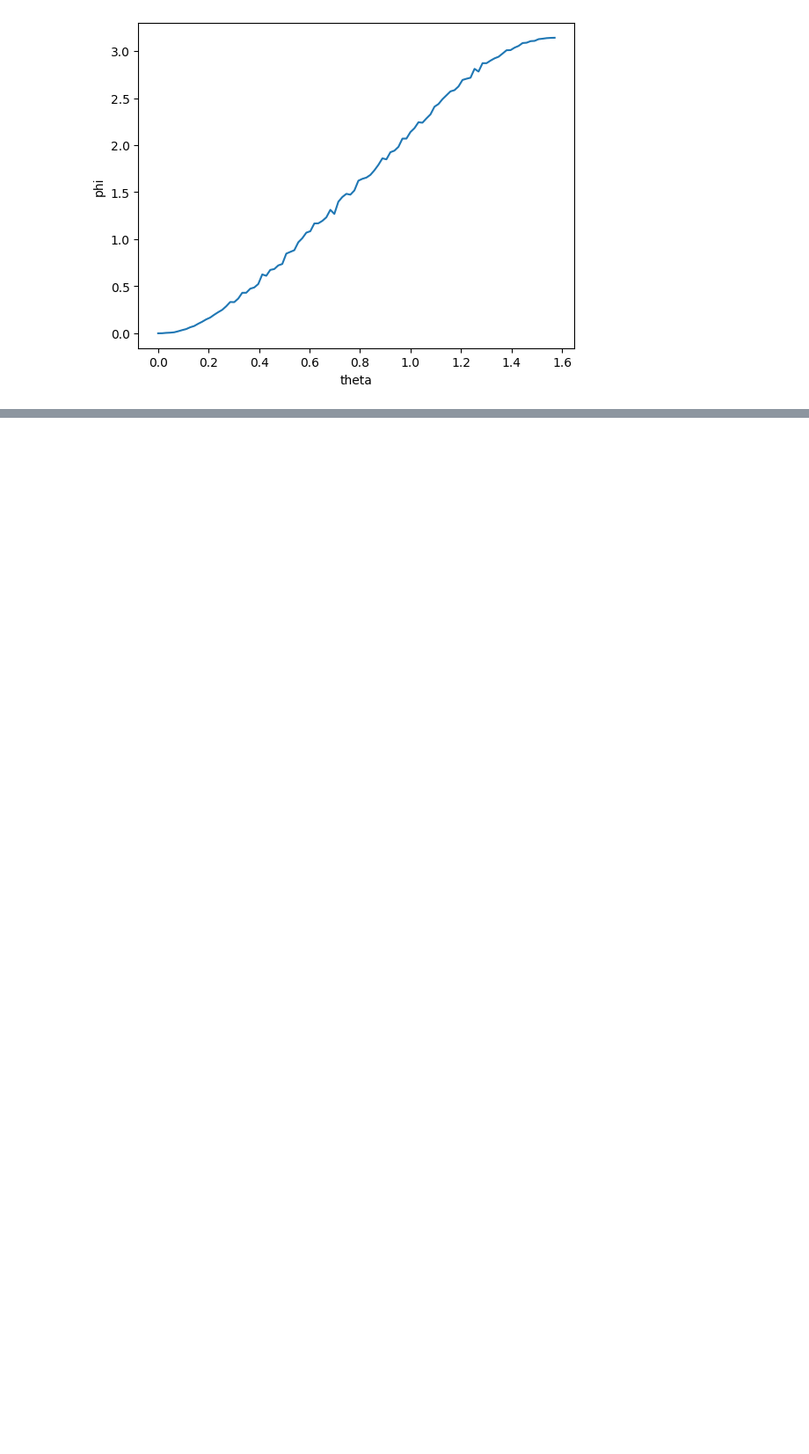
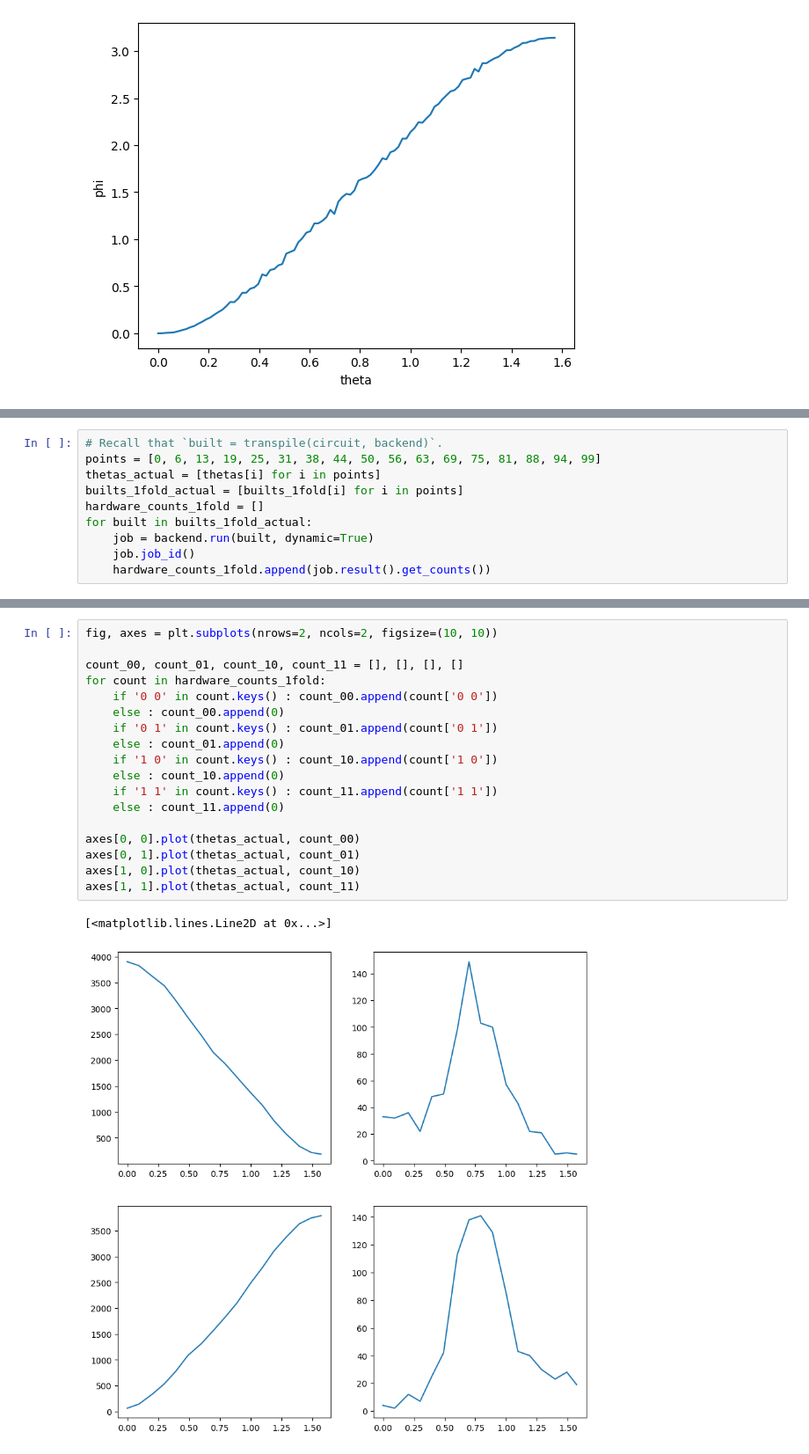
Before and after one commit to yunseo-kim/quantum-rnn, a Jupyter notebook: rus_activation_graph.ipynb, the cells around one changed output, grey strips where cells are left out. Shown: that part at 88% size. Drawn from its saved outputs; the diff is of its cells as text; blank space fills up the shorter version.

```diff
--- a/rus_activation_graph.ipynb
+++ b/rus_activation_graph.ipynb
@@ -289,0 +267,10 @@ plt.close()
+# %%
+# Recall that `built = transpile(circuit, backend)`.
+points = [0, 6, 13, 19, 25, 31, 38, 44, 50, 56, 63, 69, 75, 81, 88, 94, 99]
+thetas_actual = [thetas[i] for i in points]
+builts_1fold_actual = [builts_1fold[i] for i in points]
+hardware_counts_1fold = []
+for built in builts_1fold_actual:
+    job = backend.run(built, dynamic=True)
+    job.job_id()
+    hardware_counts_1fold.append(job.result().get_counts())
@@ -289,0 +281,21 @@ plt.close()
+# %%
+fig, axes = plt.subplots(nrows=2, ncols=2, figsize=(10, 10))
+
+count_00, count_01, count_10, count_11 = [], [], [], []
+for count in hardware_counts_1fold:
+    if '0 0' in count.keys() : count_00.append(count['0 0'])
+    else : count_00.append(0)
+    if '0 1' in count.keys() : count_01.append(count['0 1'])
+    else : count_01.append(0)
+    if '1 0' in count.keys() : count_10.append(count['1 0'])
+    else : count_10.append(0)
+    if '1 1' in count.keys() : count_11.append(count['1 1'])
+    else : count_11.append(0)
+
+axes[0, 0].plot(thetas_actual, count_00)
+axes[0, 1].plot(thetas_actual, count_01)
+axes[1, 0].plot(thetas_actual, count_10)
+axes[1, 1].plot(thetas_actual, count_11)
+# %% [output]
+[<matplotlib.lines.Line2D at 0x...>]
+[figure, added]
```
Also changed, not shown: parts of 12 cells of this notebook.
